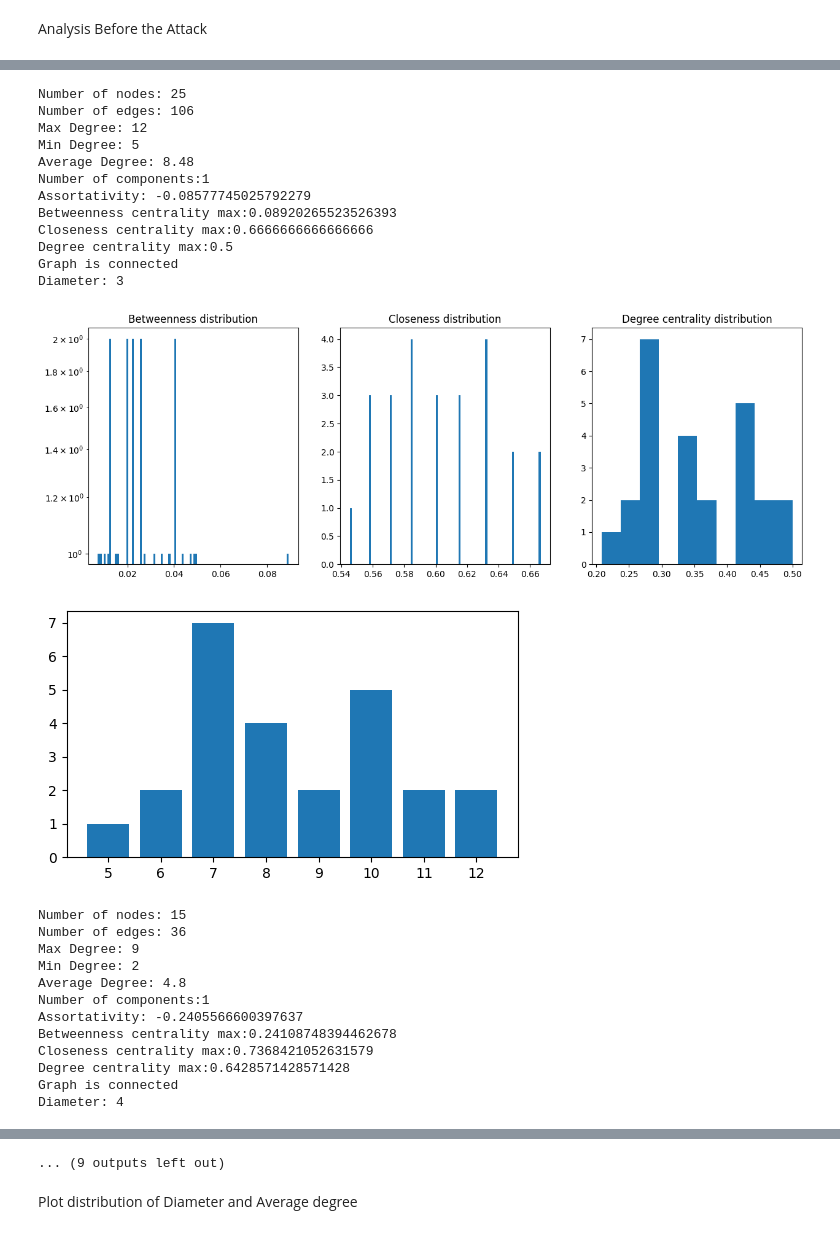
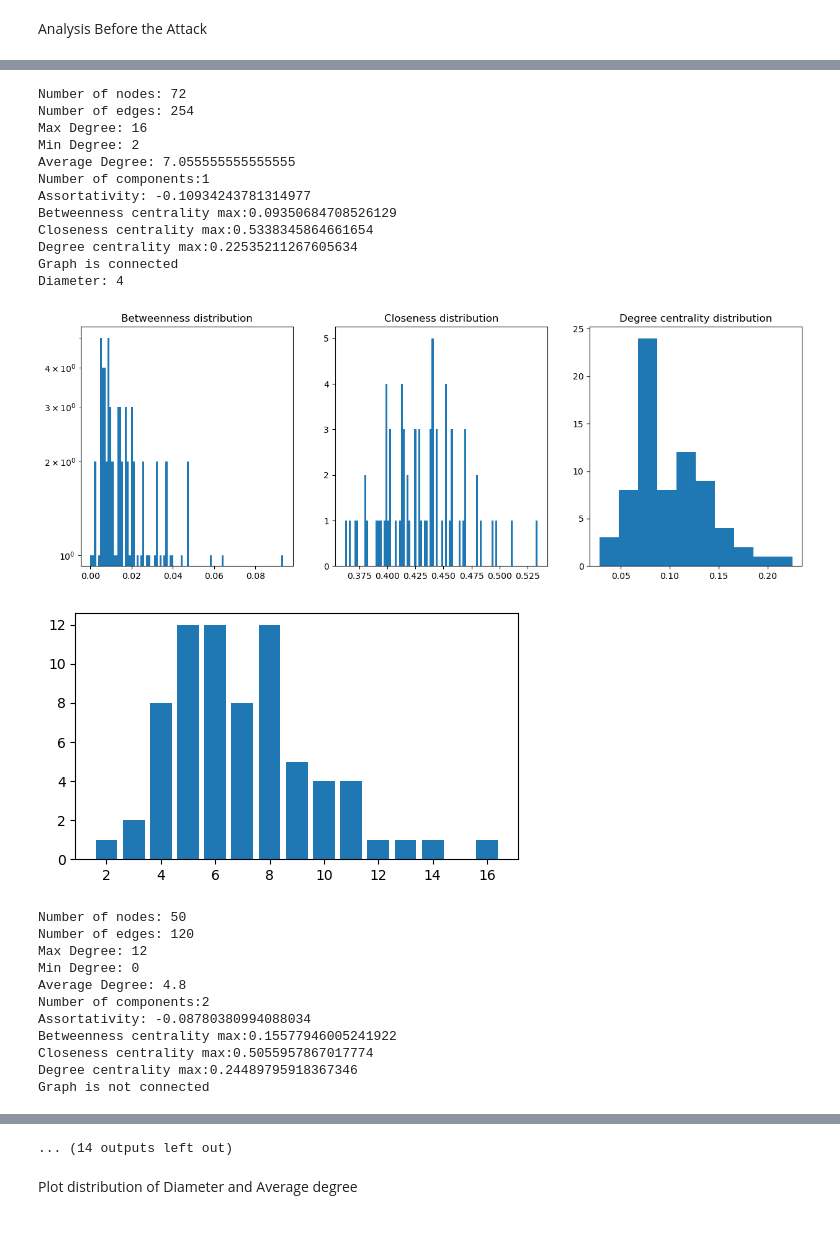
Before and after one commit to luca959/NA-3, a Jupyter notebook: NA3.ipynb, the cells around one changed output, grey strips where cells are left out. Cells and saved outputs as stored; diff of their text form; code cells hidden in the pictures.

```diff
--- a/NA3.ipynb
+++ b/NA3.ipynb
@@ -250,3 +201,12 @@ highest_degree_avg_degree=[]
+# %%
+rnd_diameter=[]
+rnd_avg_degree=[]
+highest_degree_diameter=[]
+highest_degree_avg_degree=[]
+
+n=100
+p=0.1
+G=nx.erdos_renyi_graph(n, p)
 # %%
 def measure(G):
     print(f"Number of nodes: {G.number_of_nodes()}")
@@ -323,5 +283,5 @@ Diameter: 2
 # %%
-p=0.1
+p=0.0001
 val_p=[]
 while G.number_of_nodes() > 1:
     val_p.append(p)
@@ -369,26 +329,25 @@ Diameter: 3
-Number of nodes: 25
-Number of edges: 106
-Max Degree: 12
-Min Degree: 5
-Average Degree: 8.48
+Number of nodes: 72
+Number of edges: 254
+Max Degree: 16
+Min Degree: 2
+Average Degree: 7.055555555555555
 Number of components:1
-Assortativity: -0.08577745025792279
-Betweenness centrality max:0.08920265523526393
-Closeness centrality max:0.6666666666666666
-Degree centrality max:0.5
+Assortativity: -0.10934243781314977
+Betweenness centrality max:0.09350684708526129
+Closeness centrality max:0.5338345864661654
+Degree centrality max:0.22535211267605634
 Graph is connected
-Diameter: 3
+Diameter: 4
-[figure, old version]
+[figure, new version]
-[figure, old version]
+[figure, new version]
-Number of nodes: 15
-Number of edges: 36
-Max Degree: 9
-Min Degree: 2
+Number of nodes: 50
+Number of edges: 120
+Max Degree: 12
+Min Degree: 0
 Average Degree: 4.8
-Number of components:1
-Assortativity: -0.2405566600397637
-Betweenness centrality max:0.24108748394462678
-Closeness centrality max:0.7368421052631579
-Degree centrality max:0.6428571428571428
-Graph is connected
-Diameter: 4
+Number of components:2
+Assortativity: -0.08780380994088034
+Betweenness centrality max:0.15577946005241922
+Closeness centrality max:0.5055957867017774
+Degree centrality max:0.24489795918367346
+Graph is not connected
@@ -397,4 +356,4 @@ Diameter: 4
-... (9 outputs left out)
+... (14 outputs left out)
 # %% [markdown]
 Plot distribution of Diameter and Average degree
 # %%
```
Also changed, not shown: parts of 8 cells of this notebook.
